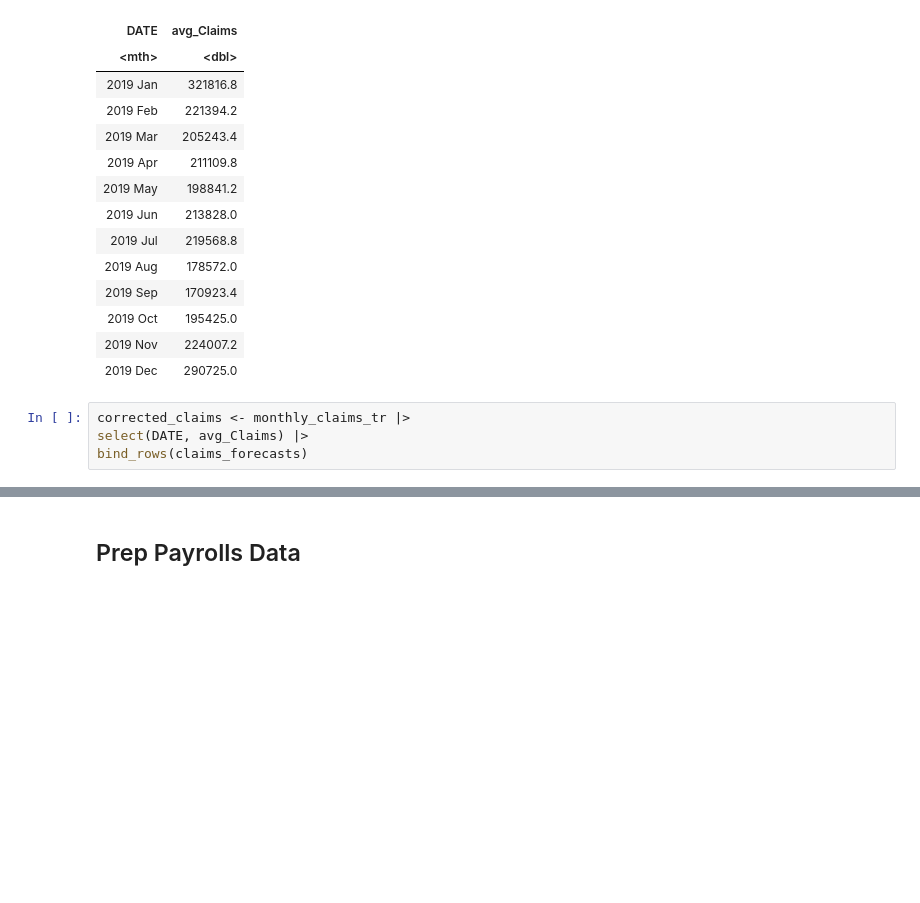
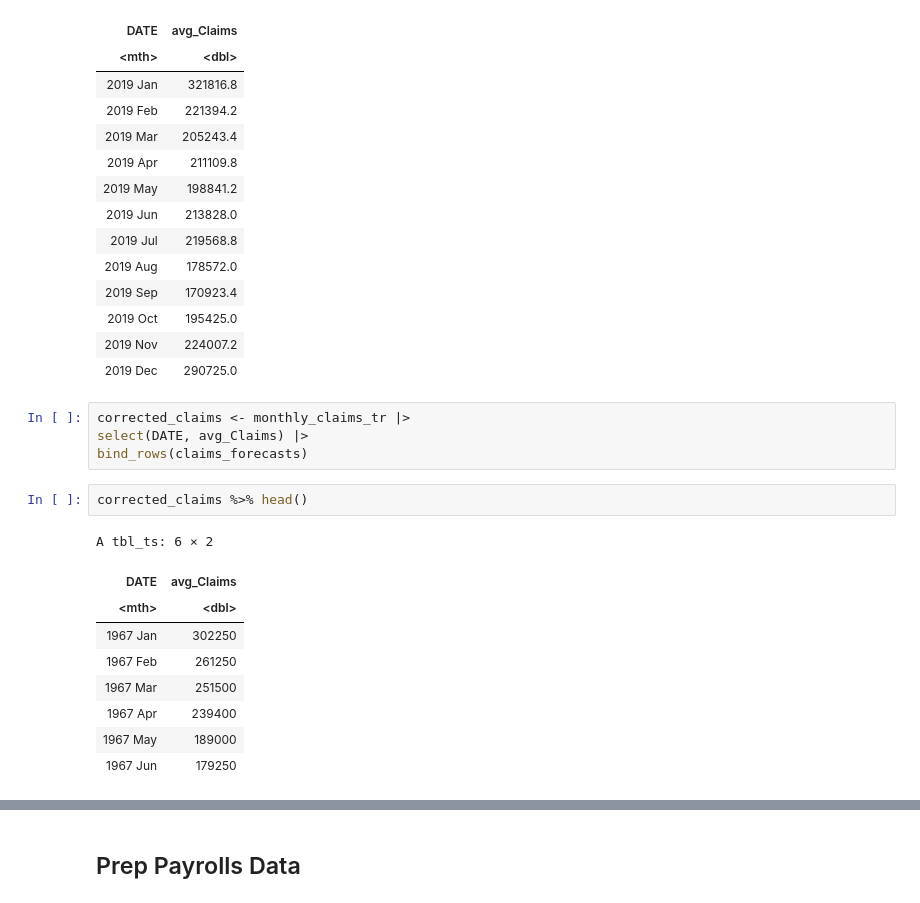
Before and after one commit to appliedecon/Time-Series-and-Forecasting, a Jupyter notebook: assignments/assignment 2/sample_solution.ipynb, the cells around one changed output, grey strips where cells are left out. Saved outputs shown, nothing was run; the diff lists cells and outputs as text; blank space fills up the shorter version.

```diff
--- a/assignments/assignment 2/sample_solution.ipynb
+++ b/assignments/assignment 2/sample_solution.ipynb
@@ -228,3 +228,15 @@ A tbl_ts: 12 × 2
 corrected_claims <- monthly_claims_tr |>
 select(DATE, avg_Claims) |>
 bind_rows(claims_forecasts)
+# %%
+corrected_claims %>% head()
+# %% [output]
+A tbl_ts: 6 × 2
+| DATE | avg_Claims |
+| <mth> | <dbl> |
+| 1967 Jan | 302250 |
+| 1967 Feb | 261250 |
+| 1967 Mar | 251500 |
+| 1967 Apr | 239400 |
+| 1967 May | 189000 |
+| 1967 Jun | 179250 |
```
Also changed, not shown: parts of 1 cell of this notebook, 2 other files.
